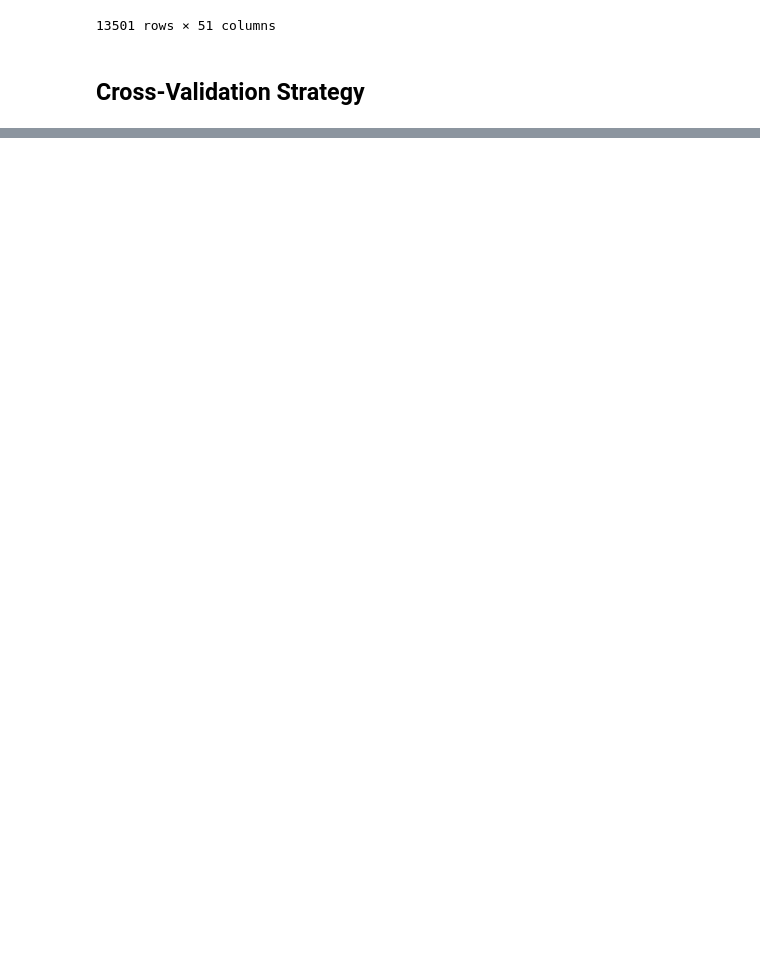
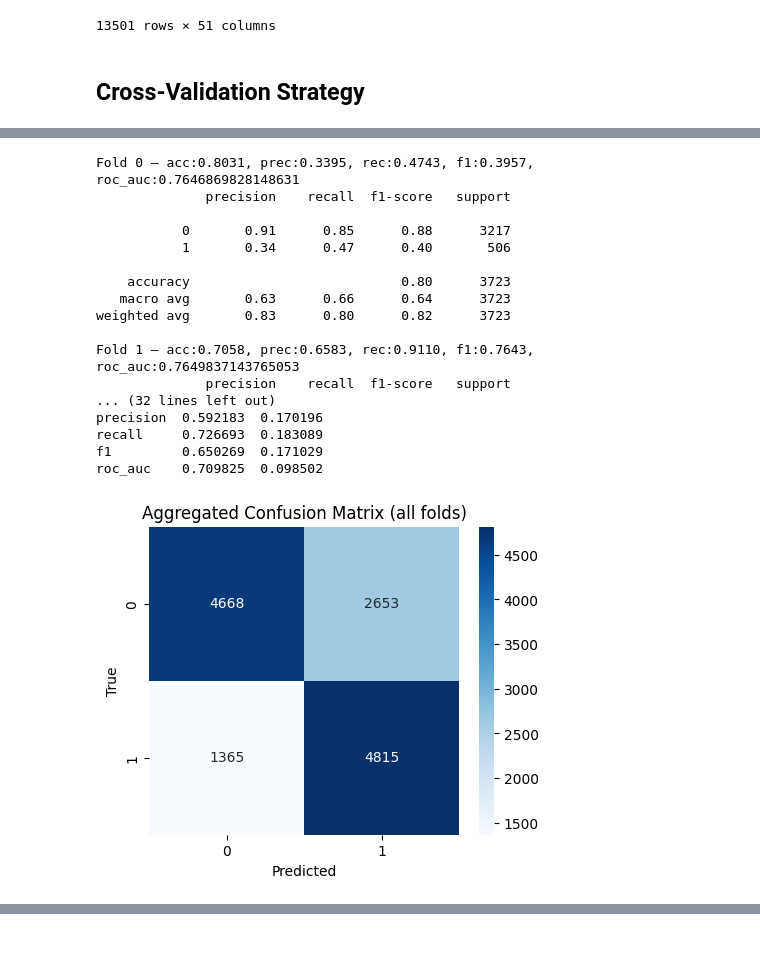
Before and after one commit to emanuel-gf/PlantNet-Species-ML-Project, a Jupyter notebook: milestone2.ipynb, the cells around one changed output, grey strips where cells are left out. Cells and saved outputs as stored; diff of their text form; code cells hidden in the pictures; blank space fills up the shorter version.

```diff
--- a/milestone2.ipynb
+++ b/milestone2.ipynb
@@ -307,0 +633,30 @@ dict_fold
+# %%
+# Random Forest
+from sklearn.ensemble import RandomForestClassifier
+from sklearn.pipeline import Pipeline
+
+clf = Pipeline([
+    ("preproc", preprocessor),
+    ("clf", RandomForestClassifier(n_estimators=700, random_state=0, n_jobs=-1))
+])
+
+res_rf = evaluate_with_group_kfold(clf, X, y_vec, groups, n_splits=4)
+# %% [output]
+Fold 0 — acc:0.8031, prec:0.3395, rec:0.4743, f1:0.3957, roc_auc:0.7646869828148631
+              precision    recall  f1-score   support
+
+           0       0.91      0.85      0.88      3217
+           1       0.34      0.47      0.40       506
+
+    accuracy                           0.80      3723
+   macro avg       0.63      0.66      0.64      3723
+weighted avg       0.83      0.80      0.82      3723
+
+Fold 1 — acc:0.7058, prec:0.6583, rec:0.9110, f1:0.7643, roc_auc:0.7649837143765053
+              precision    recall  f1-score   support
+... (32 lines left out)
+precision  0.592183  0.170196
+recall     0.726693  0.183089
+f1         0.650269  0.171029
+roc_auc    0.709825  0.098502
+[figure, added]
```
Also changed, not shown: parts of 41 cells of this notebook, 3 other files.
